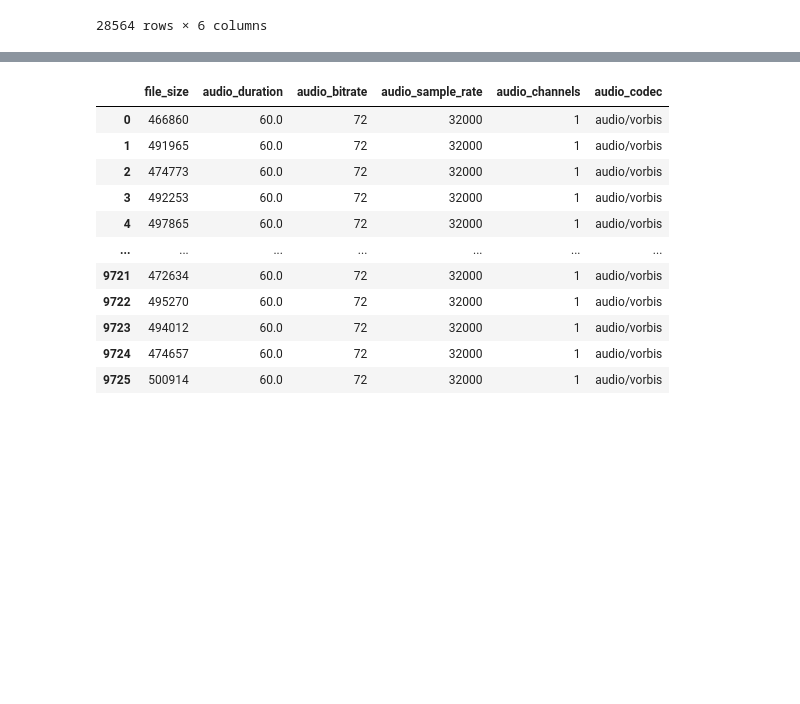
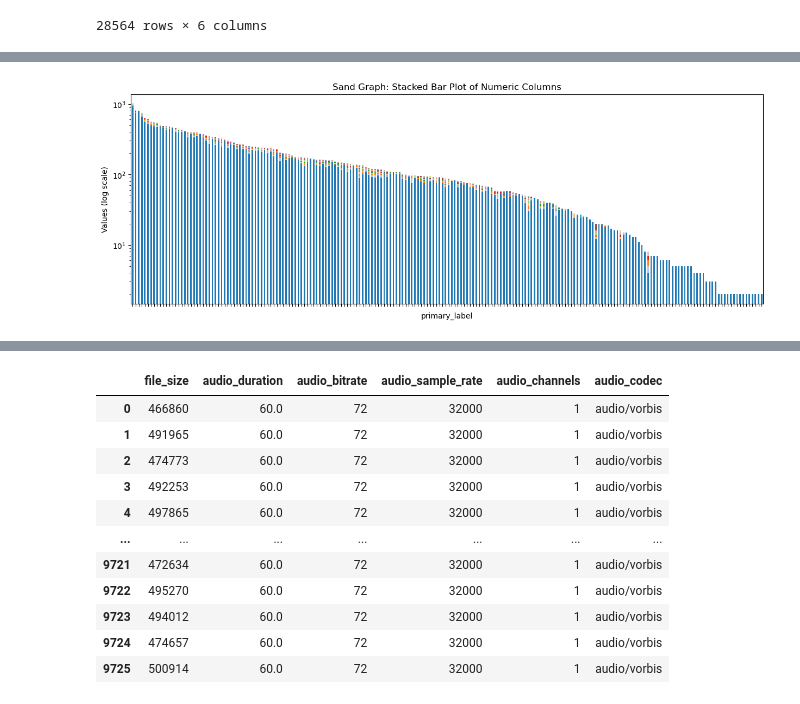
Before and after one commit to quercia-dev/birdclef2025, a Jupyter notebook: 01_Exploratory.ipynb, the cells around one changed output, grey strips where cells are left out. Cells and saved outputs as stored; diff of their text form; code cells hidden in the pictures; blank space fills up the shorter version.

```diff
--- a/01_Exploratory.ipynb
+++ b/01_Exploratory.ipynb
@@ -201,0 +244,41 @@ scape.data.to_csv("data/scape.df")
+# %%
+primary_labels = data["primary_label"].unique()
+summary = pd.DataFrame(primary_labels, columns=["primary_label"])
+
+count_data = []
+
+for col in primary_labels:
+    counts_dict = dict(count_values_in_lists(data[data["primary_label"] == col], "secondary_labels"))
+    count_data.append({"primary_label": col, **counts_dict})
+
+count_df = pd.DataFrame(count_data)
+summary = pd.merge(summary, count_df, on="primary_label", how="left")
+
+summary = summary.fillna(0)
+summary = summary.rename(columns={'':'empty'})
+
+summary['sum_values'] = summary.iloc[:, 1:].sum(axis=1)
+summary = summary.sort_values(by='sum_values', ascending=False)
+
+numeric_data = summary.iloc[:, 1:-1]
+numeric_data.index = summary["primary_label"]
+# %%
+def sand_plot(data: pd.DataFrame, includeX: bool=False):
+    ig, ax = plt.subplots(figsize=(15, 5))
+    data.plot(kind='bar', stacked=True, ax=ax, colormap='tab20')
+    ax.set_yscale('log')
+
+    ax.set_xlabel('primary_label')
+    ax.set_ylabel('Values (log scale)')
+    ax.set_title('Sand Graph: Stacked Bar Plot of Numeric Columns')
+    ax.get_legend().set_visible(False)
+    plt.xticks(fontsize=9)
+
+    if not includeX:
+        ax.set_xticklabels([])
+    plt.show()
+
+
+sand_plot(numeric_data)
+# %% [output]
+[figure, added]
```
Also changed, not shown: parts of 17 cells of this notebook.
